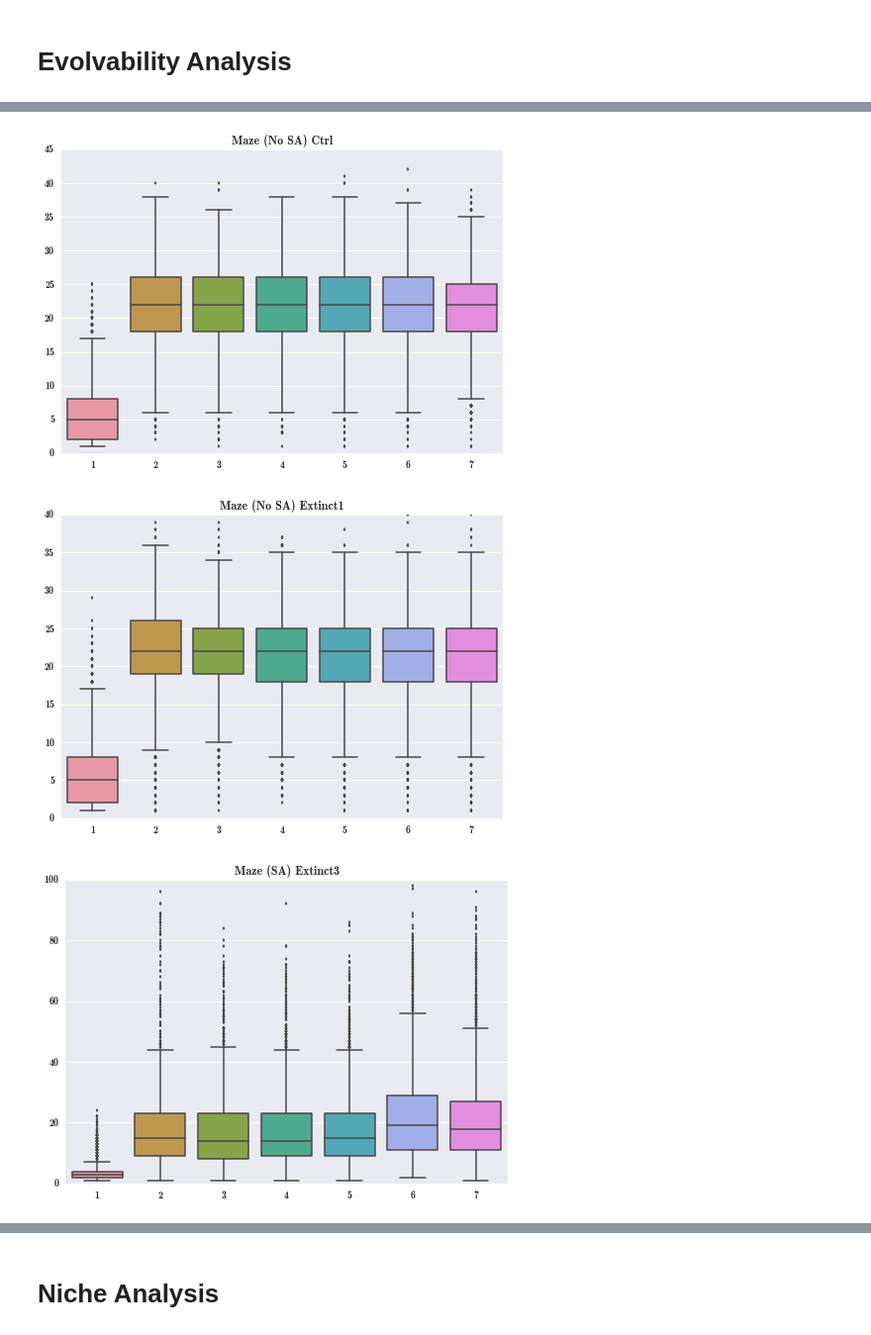
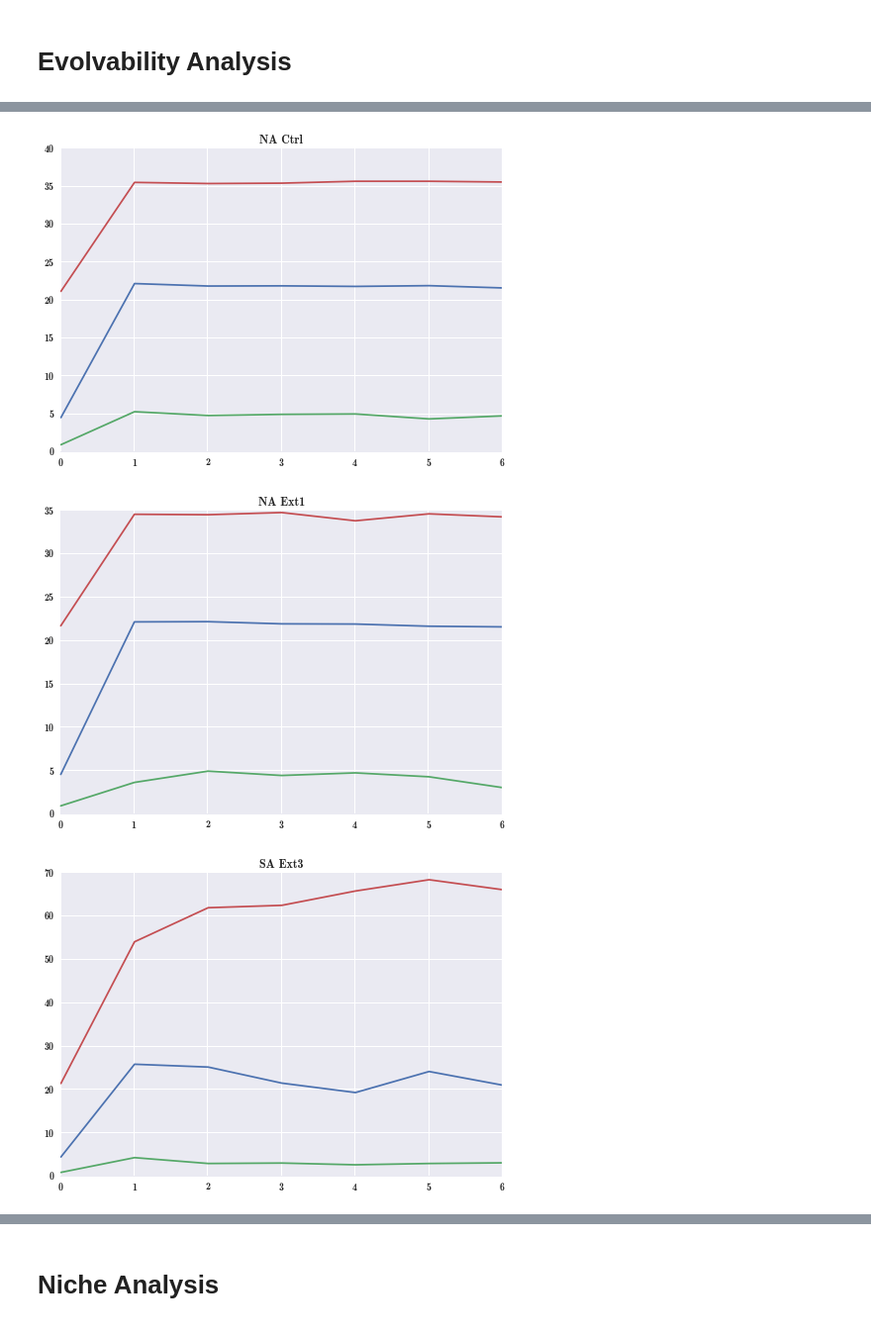
Before and after one commit to jal278/mazerobot-python, a Jupyter notebook: data/Evo Analysis.ipynb, the cells around one changed output, grey strips where cells are left out. Shown: that part at 99% size. Saved outputs shown, nothing was run; the diff lists cells and outputs as text; code cells hidden in the pictures.

```diff
--- a/data/Evo Analysis.ipynb
+++ b/data/Evo Analysis.ipynb
@@ -16,8 +17,8 @@ import numpy as np
 #treatment_pre={"nomut-3t/":"Maze (No SA 3t)","mut-3t/":"Maze (SA 3t)"} #"mut-1t/":"Maze (SA 1t)","nomut-1t/":"Maze (No SA 1t)",,
 #treatment_post={"control":" Ctrl","e2":" Extnct"}
 
-treatment_pre={"r/sa":"Maze (SA)","r/na":"Maze (No SA)"} #"mut-1t/":"Maze (SA 1t)","nomut-1t/":"Maze (No SA 1t)",,
-treatment_post={"cnti1":" Ctrl","exti1":" Extinct1","exti2":" Extinct2","exti3":" Extinct3"}
+treatment_pre={"r/sa":"SA","r/na":"NA"} #"mut-1t/":"Maze (SA 1t)","nomut-1t/":"Maze (No SA 1t)",,
+treatment_post={"cnti1":" Ctrl","exti1":" Ext1","exti2":" Ext2","exti3":" Ext3"}
 treatments=[]
 
 for a in treatment_pre:
@@ -61,11 +62,15 @@ def compile_treatment(treat):
     means=np.array([mean_dict[k] for k in x])
     mins=np.array([min_dict[k] for k in x])
     maxs=np.array([max_dict[k] for k in x])
-    return np.array(x),means,means-mins,maxs-mins,samps_arr
+    return np.array(x),means,mins,maxs,samps_arr
 # %%
 k=0
 samps_tot=[]
 final_samps=[]
+
+final_means=[]
+final_mins=[]
+final_maxs=[]
 for treat in treatments:
     print treat
     x,means,low,high,samps=compile_treatment(treat)
@@ -77,11 +82,26 @@ for treat in treatments:
     new_ax=axes()
     t=treat
     new_ax.set_title(treatment_pre[t[0]]+treatment_post[t[1]])
-    sns.boxplot(samps,ax=new_ax)
+    #sns.boxplot(samps,ax=new_ax)
+    plot(means,label="median")
+    plot(low,label="min")
+    plot(high,label="max")
+    #legend()
     plt.figure()
 
-#speed = pd.Series(, name="treatment")
-sns.boxplot(final_samps,names=[treatment_pre[t[0]]+treatment_post[t[1]] for t in treatments])
+    final_means.append(means[-1])
+    final_mins.append(low[-1])
+    final_maxs.append(high[-1])
+    plt.figure()
+
+#sns.boxplot(final_samps,names=[treatment_pre[t[0]]+treatment_post[t[1]] for t in treatments])
+
+x=range(len(treatments))
+plot(x,final_means,"go",label="median")
+plot(x,final_mins,"ro",label="min")
+plot(x,final_maxs,"bo",label="max")
+xticks(range(len(treatments)),[treatment_pre[t[0]]+treatment_post[t[1]] for t in treatments])
+
 #speed = pd.Series([str(t) for t in treatments], name="treatment")
 #sns.tsplot(numpy.dstack(samps_tot),condition=speed,err_style="boot_traces",ci=99.9999)
 
@@ -110,3 +138,3 @@ r/saexti1*.evo
-[figure, old version]
+[figure, new version]
-[figure, old version]
+[figure, new version]
-[figure, old version]
+[figure, new version]
```
Also changed, not shown: parts of 7 cells of this notebook.
